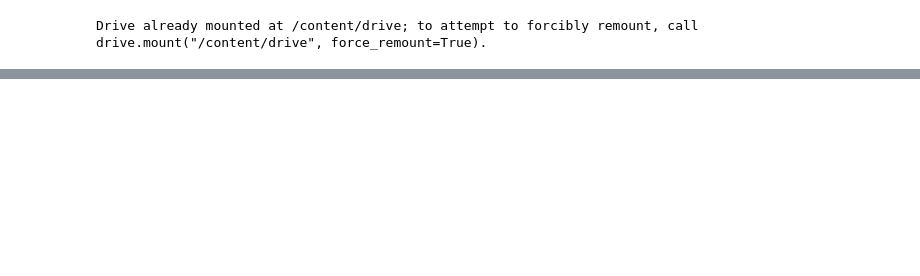
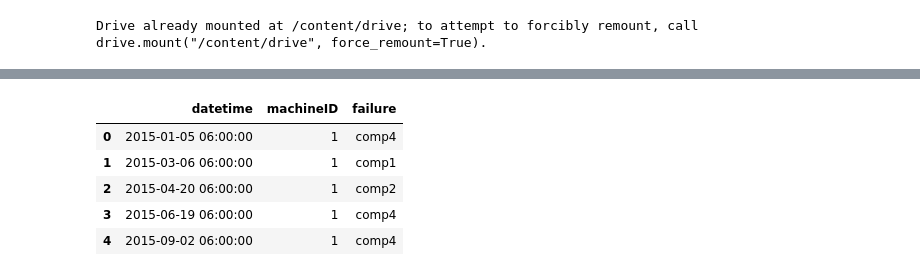
Before and after one commit to caldep/ds4a, a Jupyter notebook: notebooks/analisis_inicial.ipynb, the cells around one changed output, grey strips where cells are left out. Saved outputs shown, nothing was run; the diff lists cells and outputs as text; code cells hidden in the pictures; blank space fills up the shorter version.

```diff
--- a/notebooks/analisis_inicial.ipynb
+++ b/notebooks/analisis_inicial.ipynb
@@ -33,0 +83,10 @@ df_telemetry.head()
+# %%
+#Dataset de fallas
+dataframe['failures'].head()
+# %% [output]
+|  | datetime | machineID | failure |
+| 0 | 2015-01-05 06:00:00 | 1 | comp4 |
+| 1 | 2015-03-06 06:00:00 | 1 | comp1 |
+| 2 | 2015-04-20 06:00:00 | 1 | comp2 |
+| 3 | 2015-06-19 06:00:00 | 1 | comp4 |
+| 4 | 2015-09-02 06:00:00 | 1 | comp4 |
```
Also changed, not shown: parts of 12 cells of this notebook.
